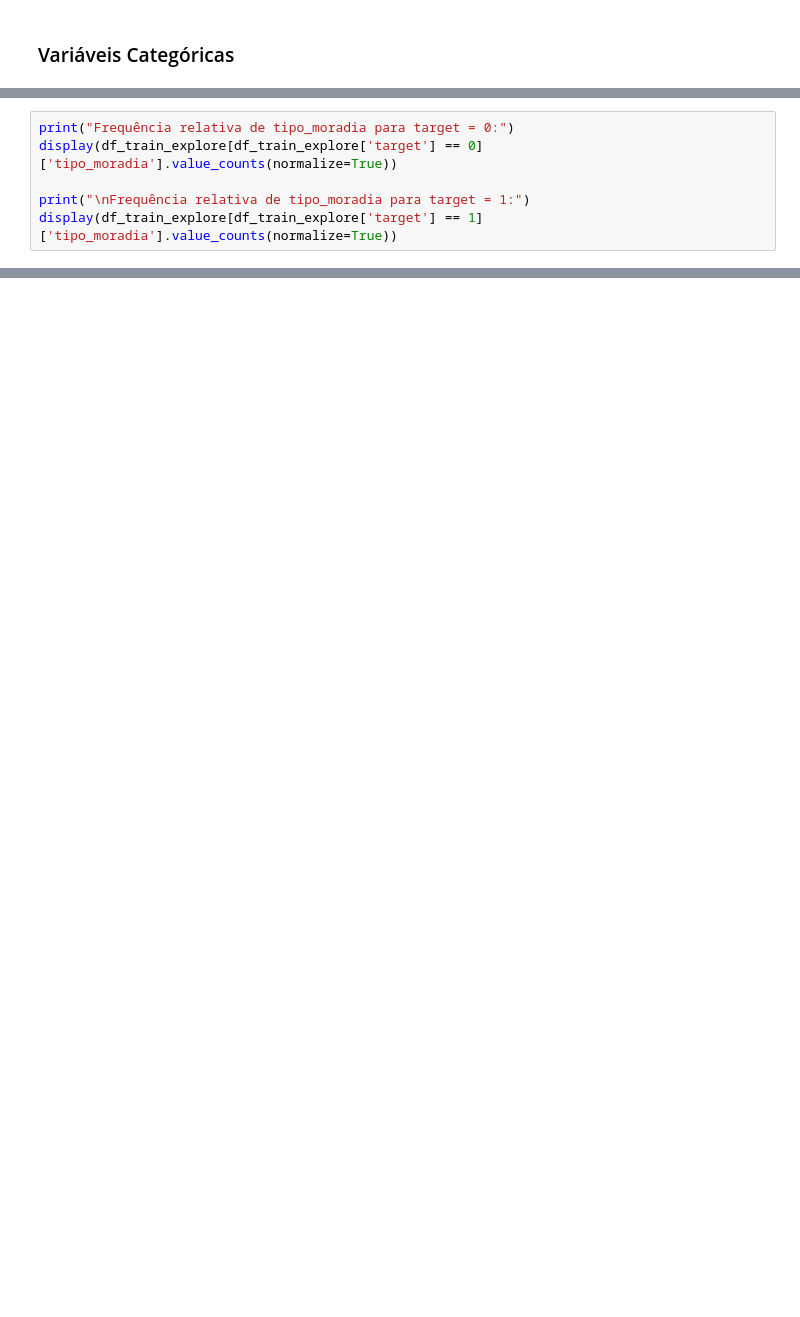
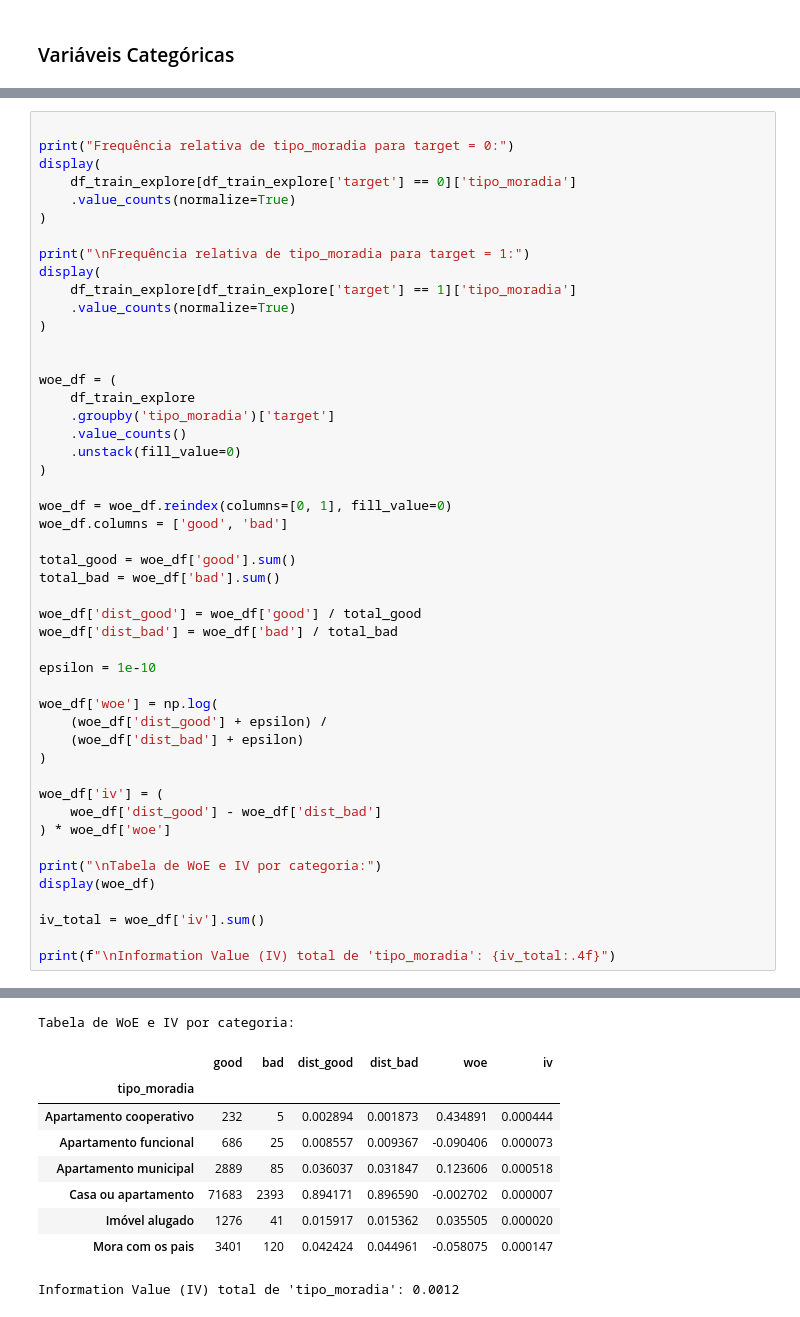
Before and after one commit to p-willyams/credit_case, a Jupyter notebook: src/4-train/modelling.ipynb, the cells around one changed output, grey strips where cells are left out. Drawn from its saved outputs; the diff is of its cells as text; blank space fills up the shorter version.

```diff
--- a/src/4-train/modelling.ipynb
+++ b/src/4-train/modelling.ipynb
@@ -341,25 +786,77 @@ Name: proportion, dtype: float64
 # %%
+
 print("Frequência relativa de tipo_moradia para target = 0:")
-display(df_train_explore[df_train_explore['target'] == 0]['tipo_moradia'].value_counts(normalize=True))
+display(
+    df_train_explore[df_train_explore['target'] == 0]['tipo_moradia']
+    .value_counts(normalize=True)
+)
 
 print("\nFrequência relativa de tipo_moradia para target = 1:")
-display(df_train_explore[df_train_explore['target'] == 1]['tipo_moradia'].value_counts(normalize=True))
+display(
+    df_train_explore[df_train_explore['target'] == 1]['tipo_moradia']
+    .value_counts(normalize=True)
+)
+
+
+woe_df = (
+    df_train_explore
+    .groupby('tipo_moradia')['target']
+    .value_counts()
+    .unstack(fill_value=0)
+)
+
+woe_df = woe_df.reindex(columns=[0, 1], fill_value=0)
+woe_df.columns = ['good', 'bad']
+
+total_good = woe_df['good'].sum()
+total_bad = woe_df['bad'].sum()
+
+woe_df['dist_good'] = woe_df['good'] / total_good
+woe_df['dist_bad'] = woe_df['bad'] / total_bad
+
+epsilon = 1e-10
+
+woe_df['woe'] = np.log(
+    (woe_df['dist_good'] + epsilon) /
+    (woe_df['dist_bad'] + epsilon)
+)
+
+woe_df['iv'] = (
+    woe_df['dist_good'] - woe_df['dist_bad']
+) * woe_df['woe']
+
+print("\nTabela de WoE e IV por categoria:")
+display(woe_df)
+
+iv_total = woe_df['iv'].sum()
+
+print(f"\nInformation Value (IV) total de 'tipo_moradia': {iv_total:.4f}")
 # %% [output]
 Frequência relativa de tipo_moradia para target = 0:
 tipo_moradia
 Casa ou apartamento        0.894171
 Mora com os pais           0.042424
 Apartamento municipal      0.036037
 Imóvel alugado             0.015917
 Apartamento funcional      0.008557
 Apartamento cooperativo    0.002894
 Name: proportion, dtype: float64
 Frequência relativa de tipo_moradia para target = 1:
 tipo_moradia
 Casa ou apartamento        0.896590
 Mora com os pais           0.044961
 Apartamento municipal      0.031847
 Imóvel alugado             0.015362
 Apartamento funcional      0.009367
 Apartamento cooperativo    0.001873
 Name: proportion, dtype: float64
+Tabela de WoE e IV por categoria:
+|  | good | bad | dist_good | dist_bad | woe | iv |
+| tipo_moradia |  |  |  |  |  |  |
+| Apartamento cooperativo | 232 | 5 | 0.002894 | 0.001873 | 0.434891 | 0.000444 |
+| Apartamento funcional | 686 | 25 | 0.008557 | 0.009367 | -0.090406 | 0.000073 |
+| Apartamento municipal | 2889 | 85 | 0.036037 | 0.031847 | 0.123606 | 0.000518 |
+| Casa ou apartamento | 71683 | 2393 | 0.894171 | 0.896590 | -0.002702 | 0.000007 |
+| Imóvel alugado | 1276 | 41 | 0.015917 | 0.015362 | 0.035505 | 0.000020 |
+| Mora com os pais | 3401 | 120 | 0.042424 | 0.044961 | -0.058075 | 0.000147 |
+Information Value (IV) total de 'tipo_moradia': 0.0012
```
Also changed, not shown: parts of 22 cells of this notebook.
